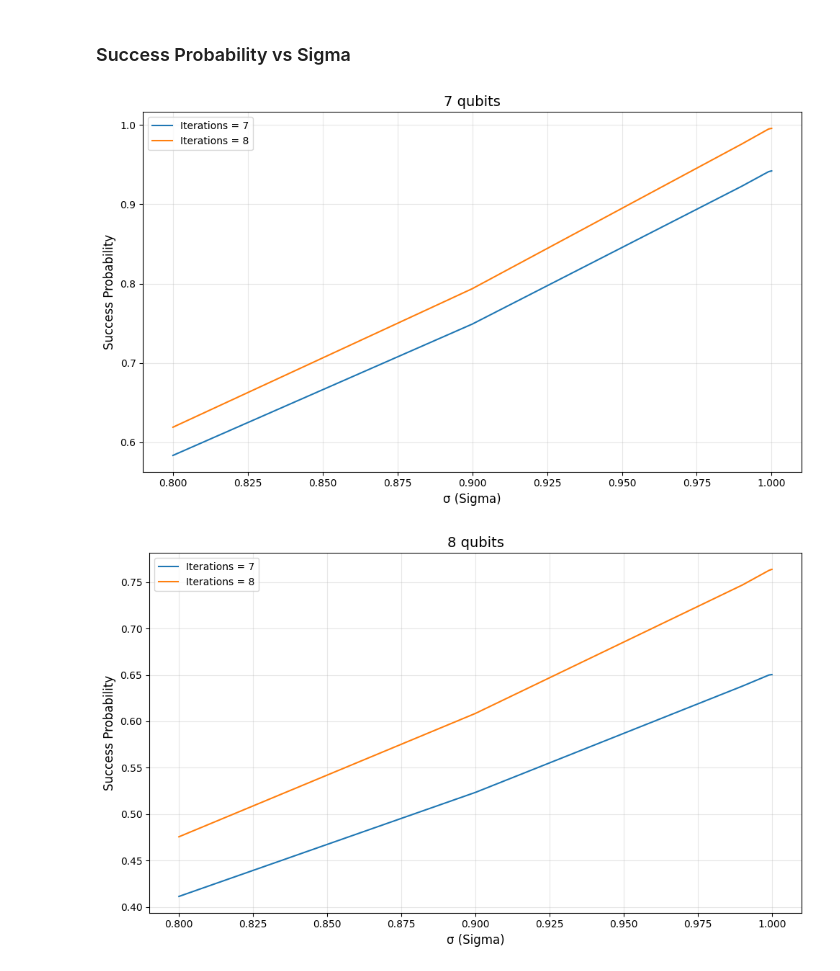
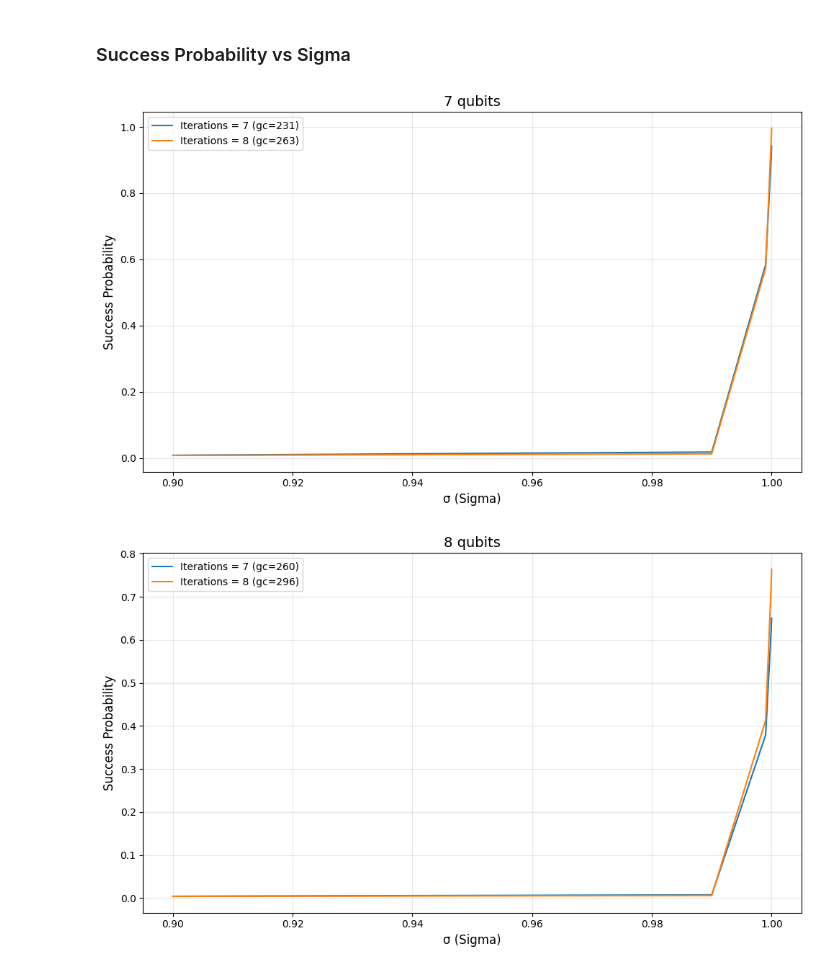
Before and after one commit to lazyoracle/isotropic-error-analysis, a Jupyter notebook: notebooks/05_data_generation_and_analysis.ipynb, the cells around one changed output. Drawn from its saved outputs; the diff is of its cells as text; code cells hidden in the pictures.

```diff
--- a/notebooks/05_data_generation_and_analysis.ipynb
+++ b/notebooks/05_data_generation_and_analysis.ipynb
@@ -152,7 +89,7 @@ min_qubits = 7
 max_qubits = 8
 min_iterations = 7
 max_iterations = 8
-sigma_values = [0.8, 0.9, 0.99, 0.999, 0.9999, 0.99999]
+sigma_values = [0.9, 0.99, 0.999, 0.9999, 0.99999]
 data_dir = "data_success_sigma"
 
 generate_data(
@@ -162,6 +99,7 @@ generate_data(
     max_iterations=max_iterations,
     sigma_values=sigma_values,
     data_dir=data_dir,
+    n_samples=50,
 )
 # %%
 path = Path(data_dir)
@@ -170,29 +108,31 @@ datasets = [xr.open_dataset(file) for file in files]
 # %%
 # Create separate plots for each number of qubits. In each plot, plot success probability vs sigma
 num_qubits_list = sorted(set(ds.num_qubits.item() for ds in datasets))
 for num_qubits in num_qubits_list:
     plt.figure(figsize=(10, 6))
     for ds in datasets:
         if ds.num_qubits.item() == num_qubits:
             sigma_values = ds["sigma"].values
             success_probs = ds["success_probability"].values
+            iters = ds.iterations.item()
+            gc = ds.gate_count.item()
             plt.plot(
                 sigma_values,
                 success_probs,
-                label=f"Iterations = {ds.iterations.item()}",
+                label=f"Iterations = {iters} (gc={gc})",
             )
 
     plt.xlabel("σ (Sigma)", fontsize=12)
     plt.ylabel("Success Probability", fontsize=12)
     plt.title(
         f"{num_qubits} qubits",
         fontsize=14,
     )
     plt.legend(loc="best")
     plt.grid(True, alpha=0.3)
     plt.tight_layout()
     plt.savefig(f"grover_success_probability_vs_sigma_{num_qubits}q.svg", dpi=800)
     plt.show()
 # %% [output]
-[figure, old version]
+[figure, new version]
-[figure, old version]
+[figure, new version]
```
Also changed, not shown: parts of 4 cells of this notebook, 10 other files.
